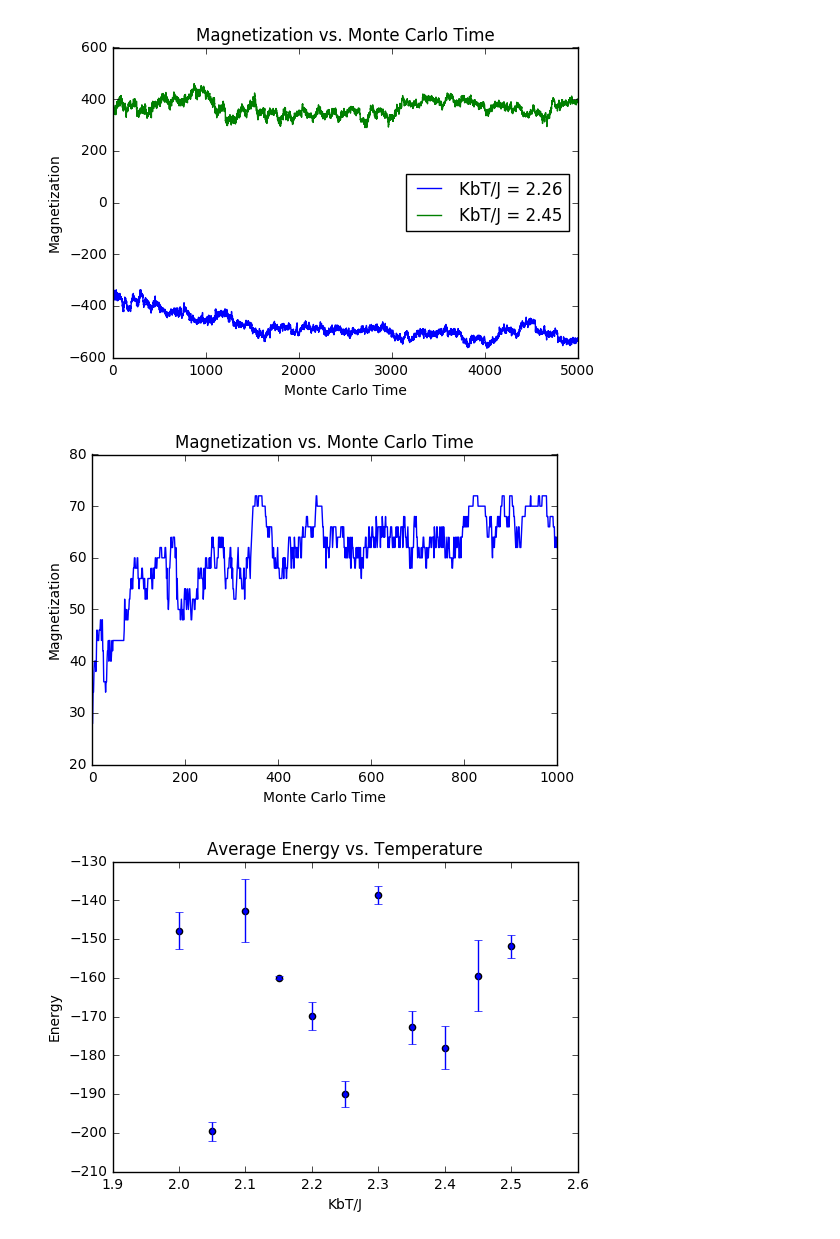
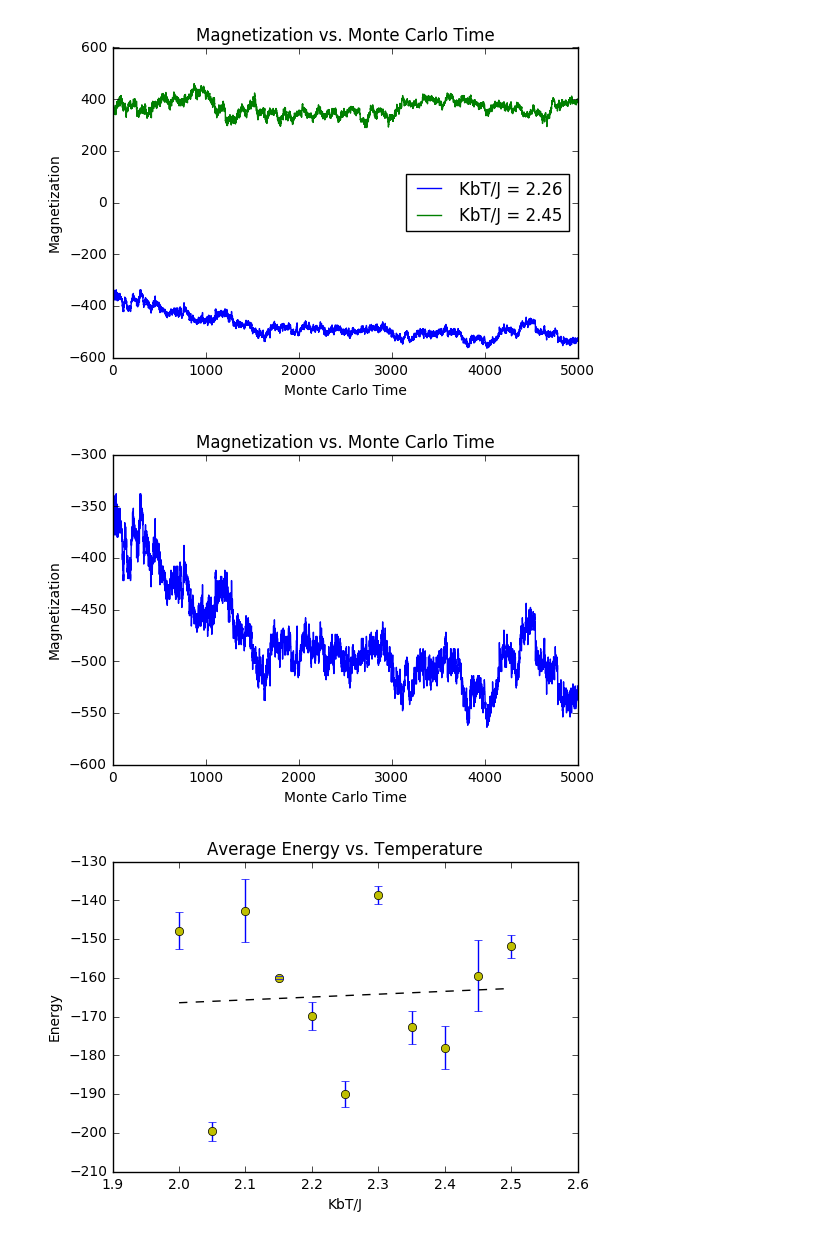
Before and after one commit to LeNPaul/computational-physics, a Jupyter notebook: HW2/EX3/data/Data_Plots.ipynb, the cells around one changed output. Cells and saved outputs as stored; diff of their text form; code cells hidden in the pictures.

```diff
--- a/HW2/EX3/data/Data_Plots.ipynb
+++ b/HW2/EX3/data/Data_Plots.ipynb
@@ -29,23 +29,23 @@ plt.show()
 # %%
 import matplotlib.pyplot as plt
 import csv
 
 x = []
 y = []
 
-with open('data20.csv','r') as csvfile:
+with open('data226.csv','r') as csvfile:
     plots = csv.reader(csvfile, delimiter=',')
     for row in plots:
         x.append(int(row[0]))
         y.append(int(row[2]))
 
 plt.plot(x,y);
 plt.xlabel('Monte Carlo Time')
 plt.ylabel('Magnetization')
 plt.title('Magnetization vs. Monte Carlo Time')
 plt.show()
 # %% [output]
-[figure, old version]
+[figure, new version]
 # %%
 #!/usr/bin/env python
 import numpy as np
@@ -55,6 +55,11 @@ import matplotlib.pyplot as plt
 x = [2.0, 2.05, 2.1, 2.15, 2.2, 2.25, 2.3, 2.35, 2.4, 2.45, 2.50]
 y = [-147.864, -199.632, -142.668, -159.94, -169.868, -190.004, -138.672, -172.732, -178.052, -159.424, -151.824]
 
+fit = np.polyfit(x,y,1)
+fit_fn = np.poly1d(fit)
+# fit_fn is now a function which takes in x and returns an estimate for y
+plt.plot(x,y, 'yo', x, fit_fn(x), '--k')
+
 # First illustrate basic pyplot interface, using defaults where possible.
 plt.scatter(x,y)
 plt.errorbar(x, y, yerr=[4.7914, 2.37162, 8.04399, 0.48621, 3.54381, 3.32746, 2.23348, 4.2774, 5.61688, 9.05208, 2.97742], fmt = "none")
@@ -64,7 +69,7 @@ plt.ylabel('Energy')
 
 plt.show()
 # %% [output]
-[figure, old version]
+[figure, new version]
 # %%
 #!/usr/bin/env python
 import numpy as np
```
Also changed, not shown: parts of 5 cells of this notebook, 48 other files.
